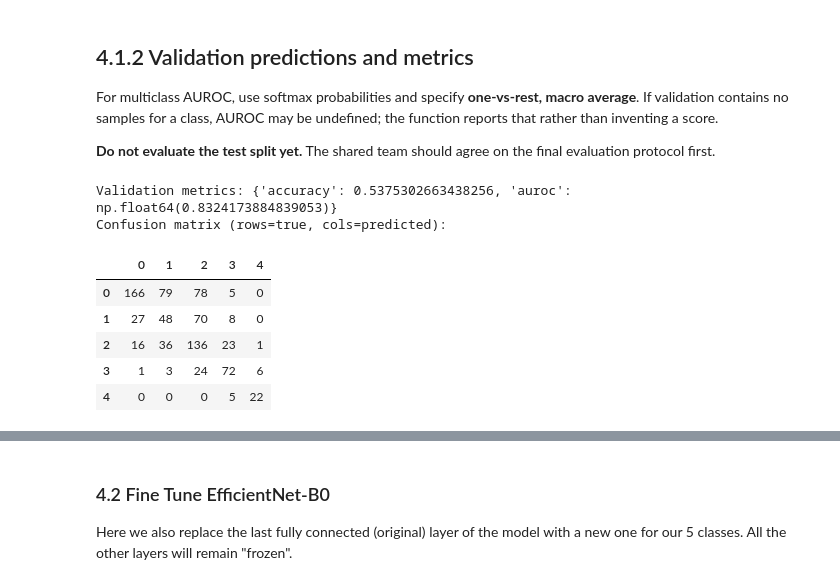
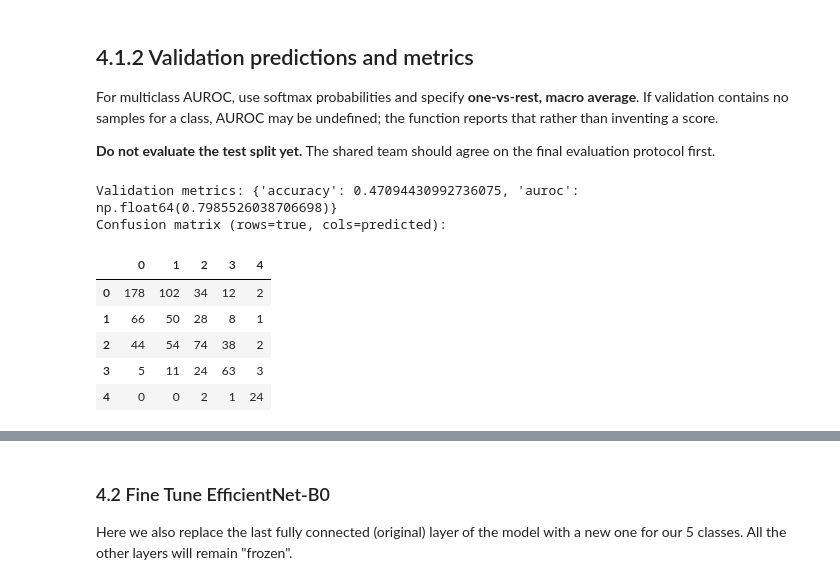
Before and after one commit to michael-duer/medical-image-classification, a Jupyter notebook: notebooks/02_transfer_learning.ipynb, the cells around one changed output, grey strips where cells are left out. Saved outputs shown, nothing was run; the diff lists cells and outputs as text; code cells hidden in the pictures.

```diff
--- a/notebooks/02_transfer_learning.ipynb
+++ b/notebooks/02_transfer_learning.ipynb
@@ -628,37 +643,37 @@ def get_predictions(model, loader):
     for x, y in loader:
         logits = model(x.to(DEVICE))
         actual.append(y.numpy())
         probs.append(torch.softmax(logits, dim=1).cpu().numpy())
     return np.concatenate(actual), np.concatenate(probs)
 
 def summarize_metrics(y_true, probabilities, class_names):
     predictions = probabilities.argmax(axis=1)
     results = {'accuracy': accuracy_score(y_true, predictions)}
     present = np.unique(y_true)
     if len(class_names) == 2 and len(present) == 2:
         results['auroc'] = roc_auc_score(y_true, probabilities[:, 1])
     elif len(present) == len(class_names):
         results['auroc'] = roc_auc_score(
             y_true, probabilities, labels=np.arange(len(class_names)),
             multi_class='ovr', average='macro')
     else:
         results['auroc'] = float('nan')
         print('AUROC undefined: not all classes appear in this validation split.')
     return results, confusion_matrix(y_true, predictions,
                                       labels=np.arange(len(class_names)))
 
-y_val, val_prob = get_predictions(model_resnet18, loaders['val'])
+y_val, val_prob = get_predictions(resnet18, loaders['val'])
 class_names = train_source.classes
 metrics, cm = summarize_metrics(y_val, val_prob, class_names)
 print('Validation metrics:', metrics)
 print('Confusion matrix (rows=true, cols=predicted):')
 display(pd.DataFrame(cm, index=class_names, columns=class_names))
 # %% [output]
-Validation metrics: {'accuracy': 0.5375302663438256, 'auroc': np.float64(0.8324173884839053)}
+Validation metrics: {'accuracy': 0.47094430992736075, 'auroc': np.float64(0.7985526038706698)}
 Confusion matrix (rows=true, cols=predicted):
 |  | 0 | 1 | 2 | 3 | 4 |
-| 0 | 166 | 79 | 78 | 5 | 0 |
-| 1 | 27 | 48 | 70 | 8 | 0 |
-| 2 | 16 | 36 | 136 | 23 | 1 |
-| 3 | 1 | 3 | 24 | 72 | 6 |
-| 4 | 0 | 0 | 0 | 5 | 22 |
+| 0 | 178 | 102 | 34 | 12 | 2 |
+| 1 | 66 | 50 | 28 | 8 | 1 |
+| 2 | 44 | 54 | 74 | 38 | 2 |
+| 3 | 5 | 11 | 24 | 63 | 3 |
+| 4 | 0 | 0 | 2 | 1 | 24 |
```
Also changed, not shown: parts of 11 cells of this notebook, 4 other files.
